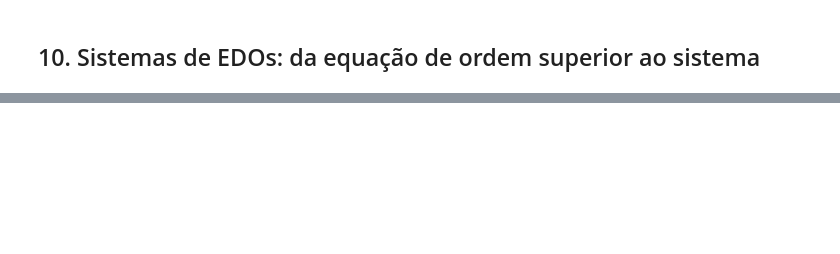
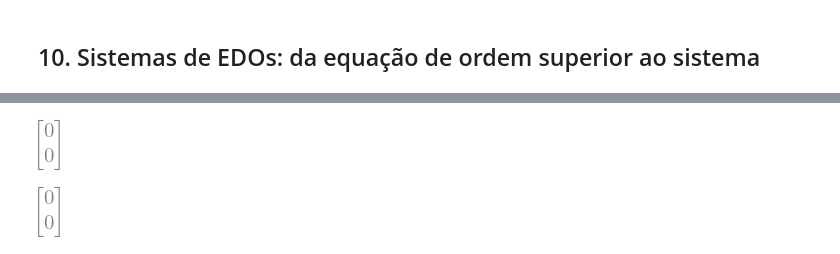
Before and after one commit to tiagoburiol/MatComp_III, a Jupyter notebook: Notebook 10 - Sistemas de EDOs, da ordem superior ao sistema/10_sistemas_de_edos.ipynb, the cells around one changed output, grey strips where cells are left out. Drawn from its saved outputs; the diff is of its cells as text; code cells hidden in the pictures; blank space fills up the shorter version.

```diff
--- a/Notebook 10 - Sistemas de EDOs, da ordem superior ao sistema/10_sistemas_de_edos.ipynb
+++ b/Notebook 10 - Sistemas de EDOs, da ordem superior ao sistema/10_sistemas_de_edos.ipynb
@@ -152,4 +2,0 @@ $$
-# %%
-import numpy as np
-import matplotlib.pyplot as plt
-plt.rcParams['figure.figsize']=(4,3)
@@ -205,0 +51,14 @@ trajetórias próximas a eles. Eles recebem os nomes de **nós impróprios**, **
+# %%
+t, c1, c2 = sp.symbols('t c_1 c_2')
+x1 = sp.Matrix([1,2])*sp.exp(3*t)
+x2 = sp.Matrix([1,-2])*sp.exp(-t)
+A = sp.Matrix([[1,1],[4,1]])
+
+def residuo(A, x):
+    """Resíduo x' - A x, simplificado (é o vetor nulo se x for solução de x' = A x)."""
+    return sp.simplify(x.diff(t) - A*x)
+
+display(residuo(A, x1), residuo(A, x2))
+# %% [output]
+[figure, added]
+[figure, added]
```
Also changed, not shown: parts of 63 cells of this notebook, 4 other files.
